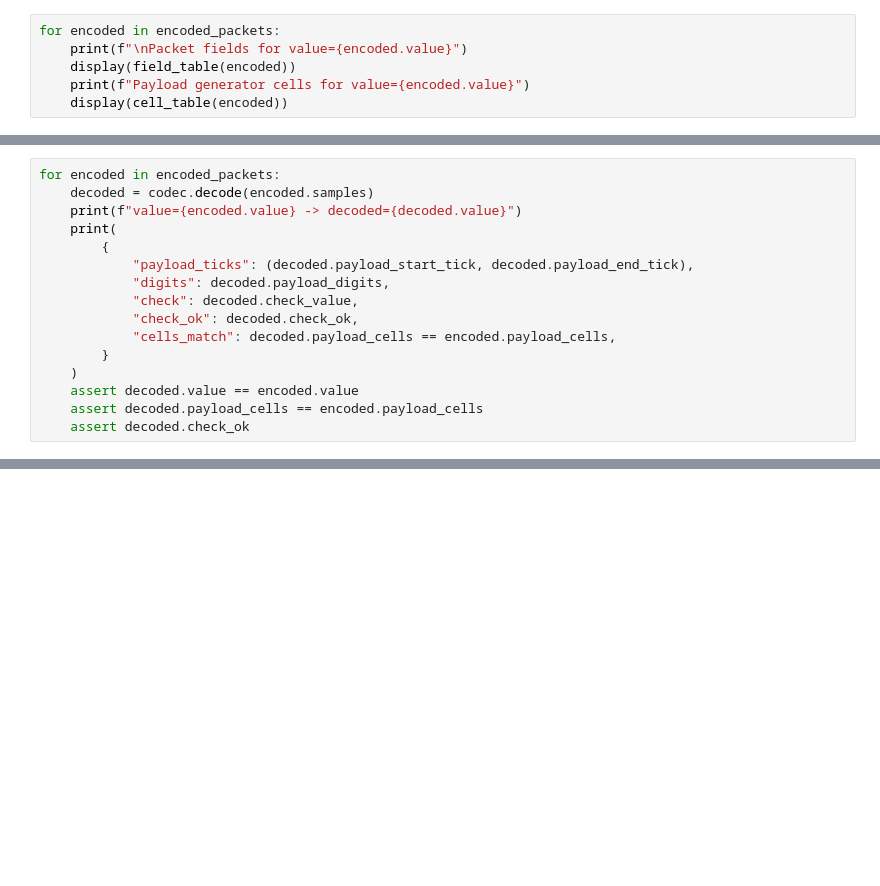
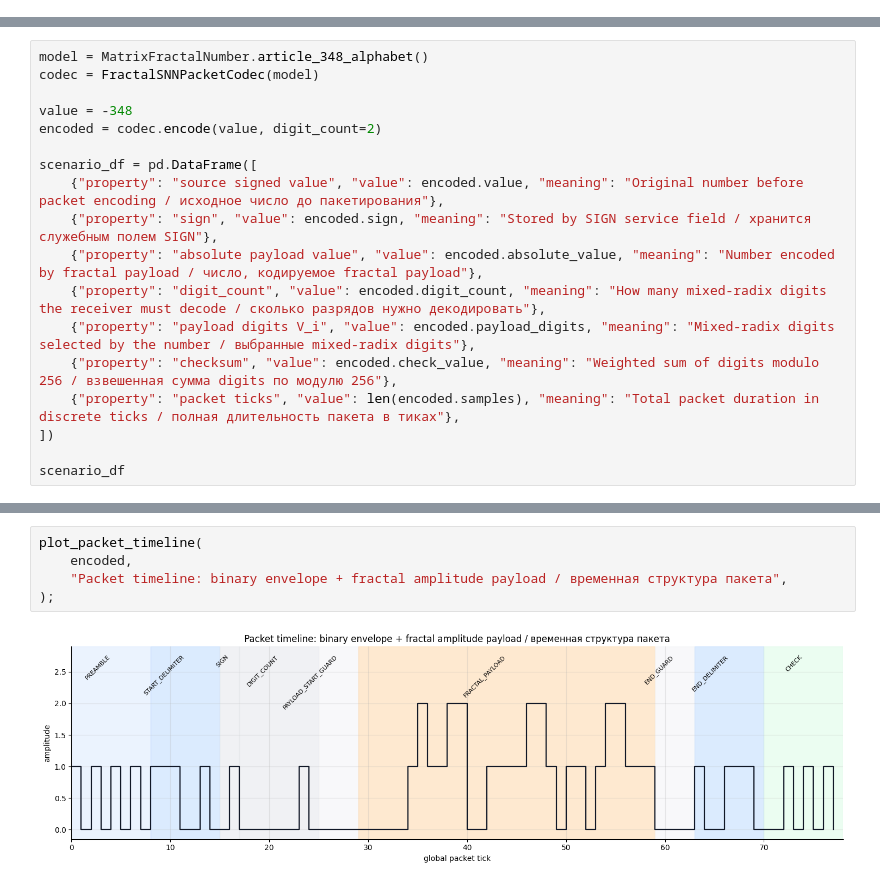
Before and after one commit to powerlife000/snn_framework, a Jupyter notebook: experiments/fractal_packet_demo.ipynb, the cells around one changed output, grey strips where cells are left out. Saved outputs shown, nothing was run; the diff lists cells and outputs as text; blank space fills up the shorter version.

```diff
--- a/experiments/fractal_packet_demo.ipynb
+++ b/experiments/fractal_packet_demo.ipynb
@@ -97,6 +0,0 @@ value=-2026, sign=-1, abs=2026, digits=(2, 5, 7, 3), check=1
-# %%
-for encoded in encoded_packets:
-    print(f"\nPacket fields for value={encoded.value}")
-    display(field_table(encoded))
-    print(f"Payload generator cells for value={encoded.value}")
-    display(cell_table(encoded))
@@ -187,16 +0,0 @@ The decoder finds `PREAMBLE + START_DELIMITER`, reads `SIGN`, skips the payload
-# %%
-for encoded in encoded_packets:
-    decoded = codec.decode(encoded.samples)
-    print(f"value={encoded.value} -> decoded={decoded.value}")
-    print(
-        {
-            "payload_ticks": (decoded.payload_start_tick, decoded.payload_end_tick),
-            "digits": decoded.payload_digits,
-            "check": decoded.check_value,
-            "check_ok": decoded.check_ok,
-            "cells_match": decoded.payload_cells == encoded.payload_cells,
-        }
-    )
-    assert decoded.value == encoded.value
-    assert decoded.payload_cells == encoded.payload_cells
-    assert decoded.check_ok
@@ -207,0 +246,18 @@ value=-2026 -> decoded=-2026
+# %%
+model = MatrixFractalNumber.article_348_alphabet()
+codec = FractalSNNPacketCodec(model)
+
+value = -348
+encoded = codec.encode(value, digit_count=2)
+
+scenario_df = pd.DataFrame([
+    {"property": "source signed value", "value": encoded.value, "meaning": "Original number before packet encoding / исходное число до пакетирования"},
+    {"property": "sign", "value": encoded.sign, "meaning": "Stored by SIGN service field / хранится служебным полем SIGN"},
+    {"property": "absolute payload value", "value": encoded.absolute_value, "meaning": "Number encoded by fractal payload / число, кодируемое fractal payload"},
+    {"property": "digit_count", "value": encoded.digit_count, "meaning": "How many mixed-radix digits the receiver must decode / сколько разрядов нужно декодировать"},
+    {"property": "payload digits V_i", "value": encoded.payload_digits, "meaning": "Mixed-radix digits selected by the number / выбранные mixed-radix digits"},
+    {"property": "checksum", "value": encoded.check_value, "meaning": "Weighted sum of digits modulo 256 / взвешенная сумма digits по модулю 256"},
+    {"property": "packet ticks", "value": len(encoded.samples), "meaning": "Total packet duration in discrete ticks / полная длительность пакета в тиках"},
+])
+
+scenario_df
@@ -207,0 +303,7 @@ value=-2026 -> decoded=-2026
+# %%
+plot_packet_timeline(
+    encoded,
+    "Packet timeline: binary envelope + fractal amplitude payload / временная структура пакета",
+);
+# %% [output]
+[figure, added]
```
Also changed, not shown: parts of 34 cells of this notebook, 33 other files.
